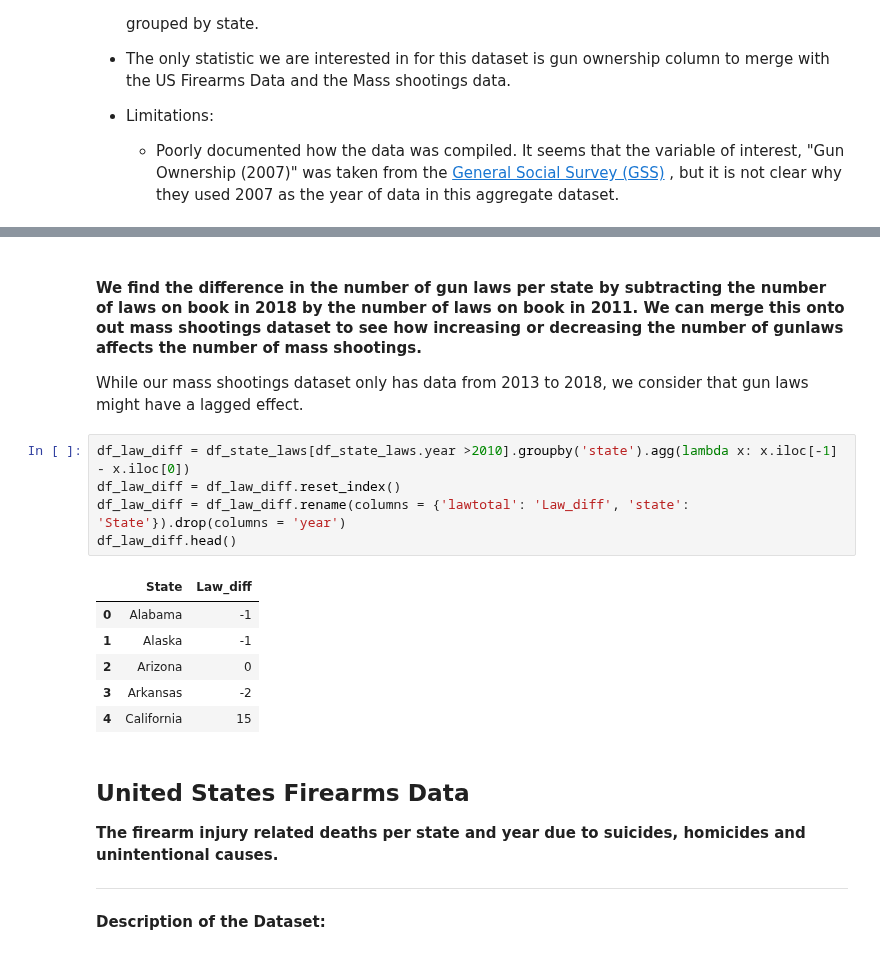
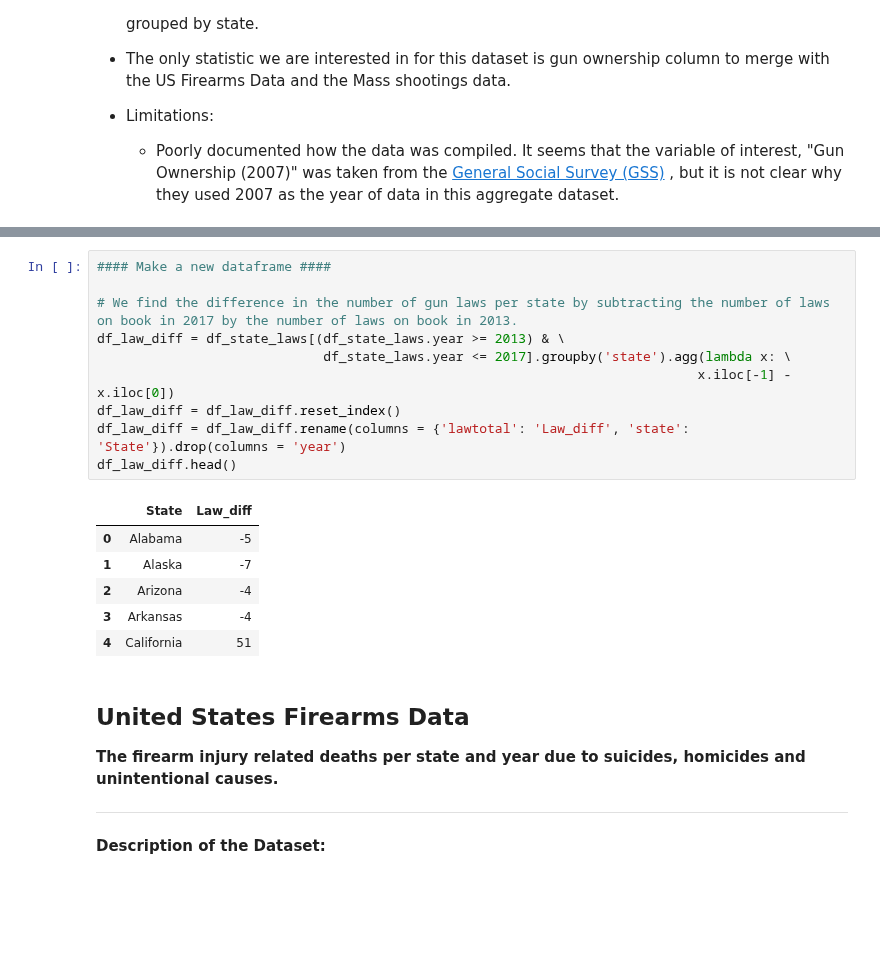
Before and after one commit to mayjai/US-Gun-Exploration-Visualization, a Jupyter notebook: Gun_Laws_and_Deaths_in_the_US.ipynb, the cells around one changed output, grey strips where cells are left out. Cells and saved outputs as stored; diff of their text form; blank space fills up the shorter version.

```diff
--- a/Gun_Laws_and_Deaths_in_the_US.ipynb
+++ b/Gun_Laws_and_Deaths_in_the_US.ipynb
@@ -489,20 +481,20 @@ df_state_laws.head()
-# %% [markdown]
-#### We find the difference in the number of gun laws per state by subtracting the number of laws on book in 2018 by the number of laws on book in 2011.  We can merge this onto out mass shootings dataset to see how increasing or decreasing the number of gunlaws affects the number of mass shootings.
-
-
-While our mass shootings dataset only has data from 2013 to 2018, we consider that gun laws might have a lagged effect.
 # %%
-df_law_diff = df_state_laws[df_state_laws.year >2010].groupby('state').agg(lambda x: x.iloc[-1] - x.iloc[0])
+#### Make a new dataframe ####
+
+# We find the difference in the number of gun laws per state by subtracting the number of laws on book in 2017 by the number of laws on book in 2013.
+df_law_diff = df_state_laws[(df_state_laws.year >= 2013) & \
+                             df_state_laws.year <= 2017].groupby('state').agg(lambda x: \
+                                                                             x.iloc[-1] - x.iloc[0])
 df_law_diff = df_law_diff.reset_index()
 df_law_diff = df_law_diff.rename(columns = {'lawtotal': 'Law_diff', 'state': 'State'}).drop(columns = 'year')
 df_law_diff.head()
 # %% [output]
 |  | State | Law_diff |
-| 0 | Alabama | -1 |
-| 1 | Alaska | -1 |
-| 2 | Arizona | 0 |
-| 3 | Arkansas | -2 |
-| 4 | California | 15 |
+| 0 | Alabama | -5 |
+| 1 | Alaska | -7 |
+| 2 | Arizona | -4 |
+| 3 | Arkansas | -4 |
+| 4 | California | 51 |
 # %% [markdown]
 ## United States Firearms Data
 
```
Also changed, not shown: parts of 22 cells of this notebook.
